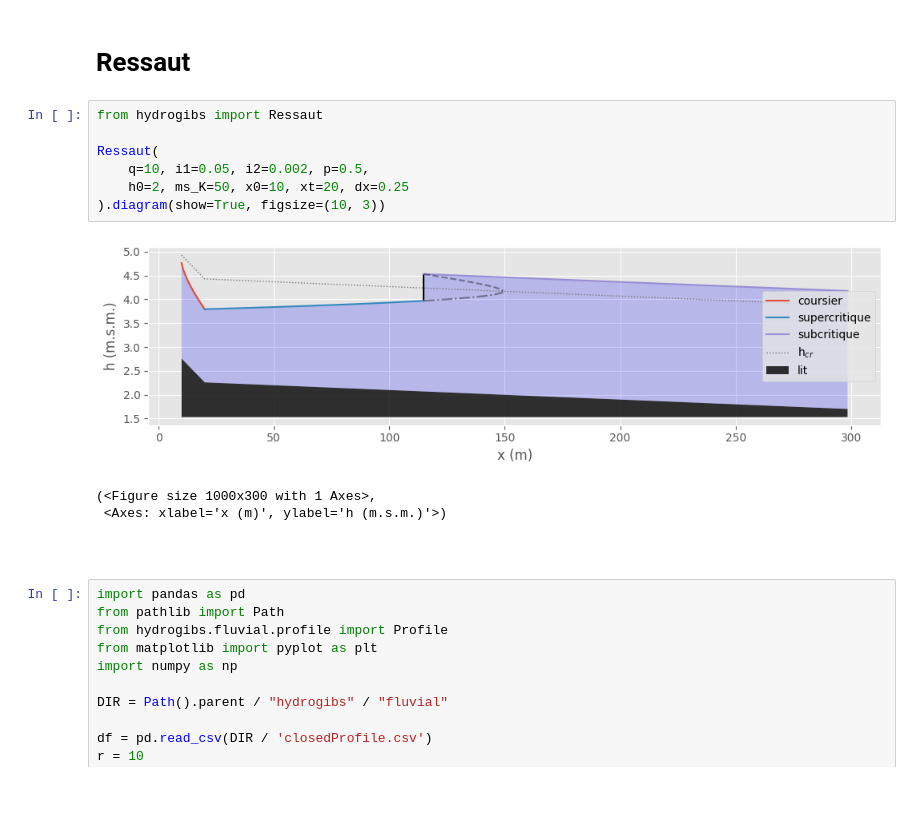
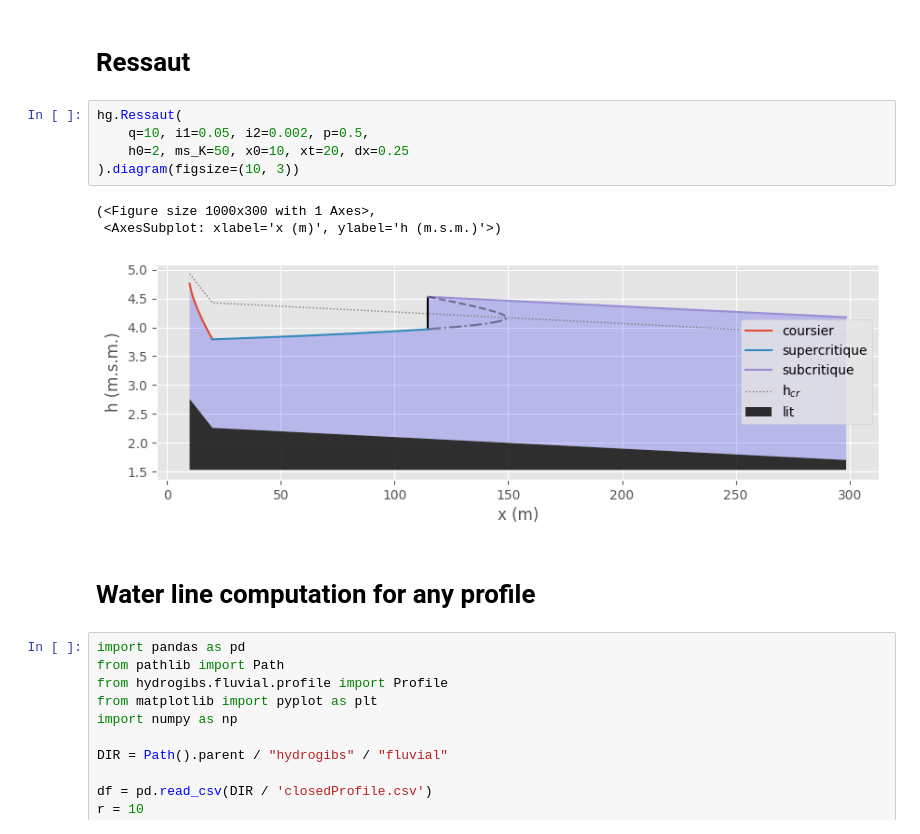
Before and after one commit to giboul/Hydrogibs, a Jupyter notebook: examples.ipynb, the cells around one changed output. Drawn from its saved outputs; the diff is of its cells as text; blank space fills up the shorter version.

```diff
--- a/examples.ipynb
+++ b/examples.ipynb
@@ -35,18 +36,16 @@ NameError: name 'hg' is not defined
 # %% [markdown]
 # Ressaut
 # %%
-from hydrogibs import Ressaut
-
-Ressaut(
+hg.Ressaut(
     q=10, i1=0.05, i2=0.002, p=0.5,
     h0=2, ms_K=50, x0=10, xt=20, dx=0.25
-).diagram(show=True, figsize=(10, 3))
+).diagram(figsize=(10, 3))
 # %% [output]
+(<Figure size 1000x300 with 1 Axes>,
+ <AxesSubplot: xlabel='x (m)', ylabel='h (m.s.m.)'>)
-[figure, old version]
+[figure, new version]
-(<Figure size 1000x300 with 1 Axes>,
- <Axes: xlabel='x (m)', ylabel='h (m.s.m.)'>)
-# %% [markdown]
-#
+# %% [markdown]
+# Water line computation for any profile
 # %%
 import pandas as pd
 from pathlib import Path
```
Also changed, not shown: parts of 3 cells of this notebook, 20 other files.
